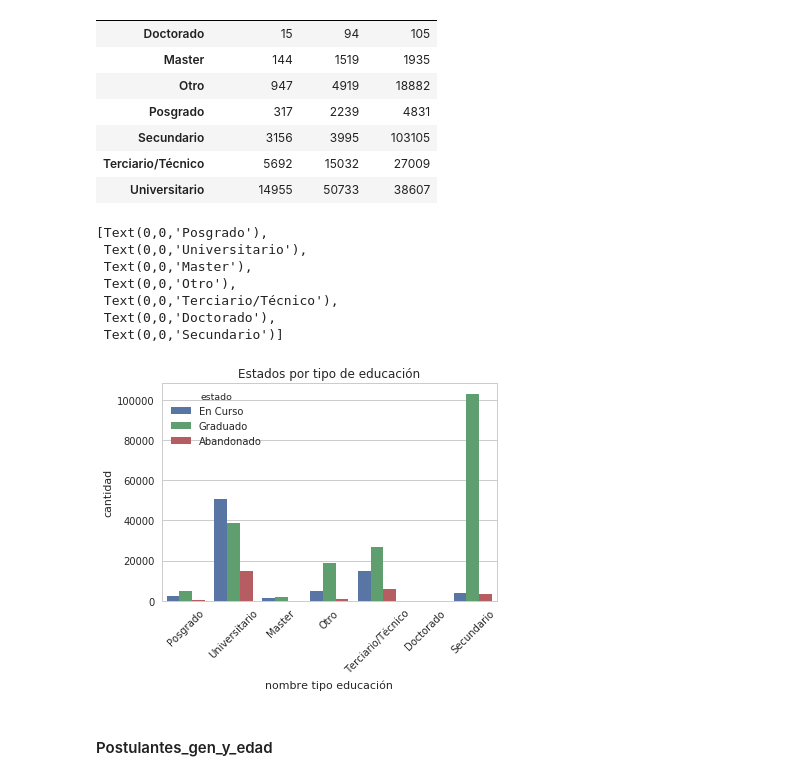
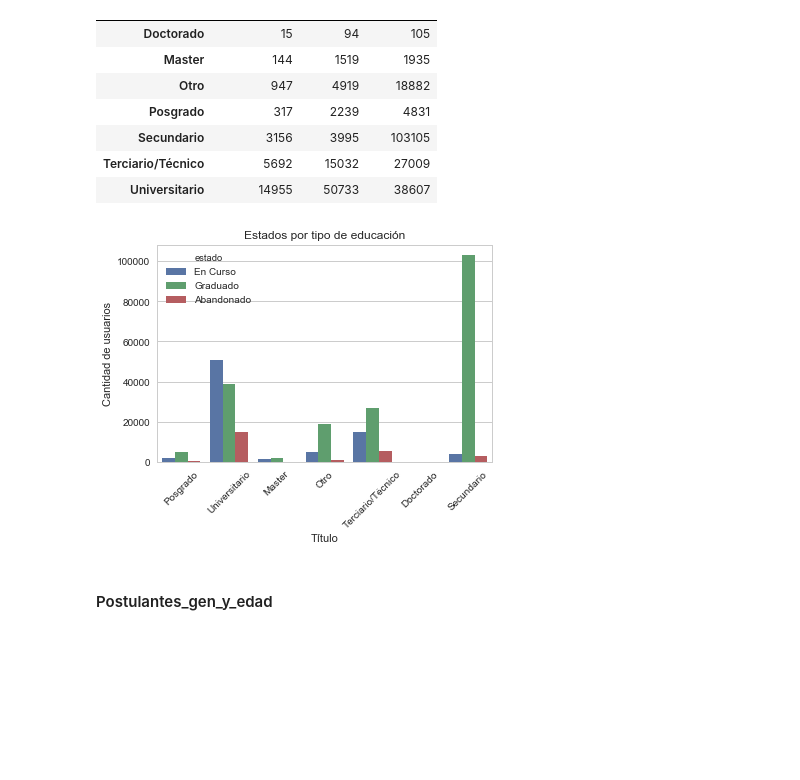
Before and after one commit to FrancoLiberali/tp1-orga-datos-1c2018, a Jupyter notebook: AnalisisExplorario.ipynb, the cells around one changed output. Drawn from its saved outputs; the diff is of its cells as text; code cells hidden in the pictures; blank space fills up the shorter version.

```diff
--- a/AnalisisExplorario.ipynb
+++ b/AnalisisExplorario.ipynb
@@ -110,20 +86,13 @@ pd.crosstab(postulantes_educacion.nombre, postulantes_educacion.estado)
 | Terciario/Técnico | 5692 | 15032 | 27009 |
 | Universitario | 14955 | 50733 | 38607 |
 # %%
-g = sns.countplot(x= 'nombre', hue= 'estado', data = postulantes_educacion)
+g = sns.countplot(x = 'nombre', hue = 'estado', data = postulantes_educacion)
 g.set_title('Estados por tipo de educación')
-g.set_xlabel('nombre tipo educación')
-g.set_ylabel('cantidad')
-g.set_xticklabels(g.get_xticklabels(), rotation = 45)
+g.set_xlabel('Título')
+g.set_ylabel('Cantidad de usuarios')
+g.set_xticklabels(g.get_xticklabels(), rotation = 45);
 # %% [output]
-[Text(0,0,'Posgrado'),
- Text(0,0,'Universitario'),
- Text(0,0,'Master'),
- Text(0,0,'Otro'),
- Text(0,0,'Terciario/Técnico'),
- Text(0,0,'Doctorado'),
- Text(0,0,'Secundario')]
-[figure, old version]
+[figure, new version]
 # %% [markdown]
 #### Postulantes_gen_y_edad
 # %%
```
Also changed, not shown: parts of 54 cells of this notebook.
